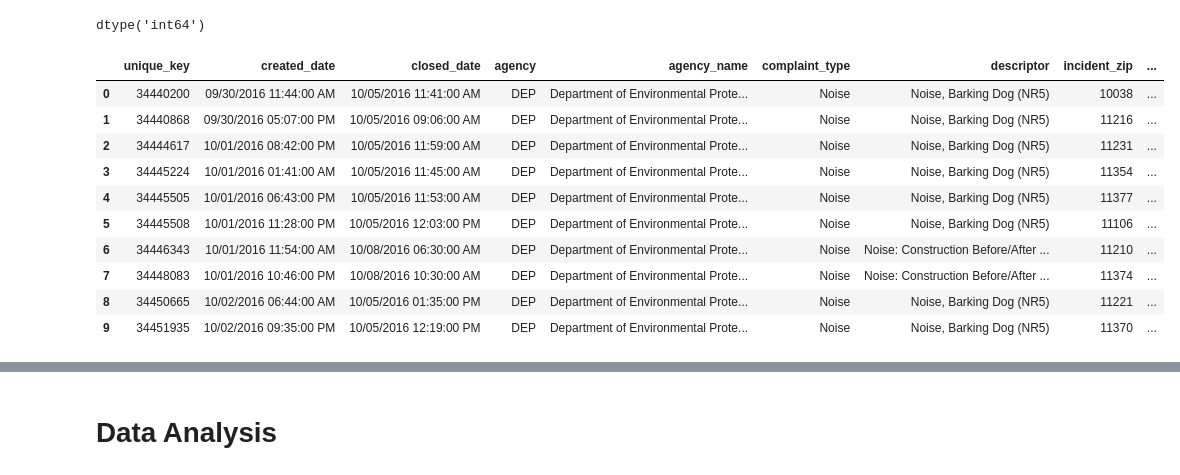
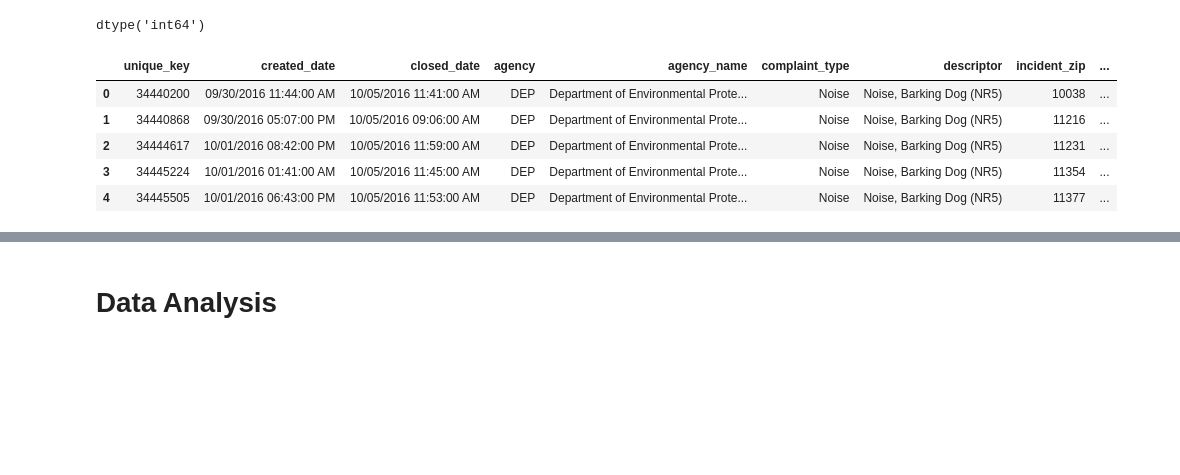
Before and after one commit to JoshuaAcosta/NYC-311-Noise-Complaints, a Jupyter notebook: 311 Noise Complaints.ipynb, the cells around one changed output, grey strips where cells are left out. Cells and saved outputs as stored; diff of their text form; code cells hidden in the pictures; blank space fills up the shorter version.

```diff
--- a/311 Noise Complaints.ipynb
+++ b/311 Noise Complaints.ipynb
@@ -60,7 +57,7 @@ delete_columns = ["Intersection Street 1", "Intersection Street 2", "Address Typ
                   "Bridge Highway Name", "Bridge Highway Direction", "Road Ramp", "Bridge Highway Segment",\
                   "Garage Lot Name", "Ferry Direction", "Ferry Terminal Name","Due Date","Resolution Description", \
                   "Resolution Action Updated Date","Incident Address","Street Name","Cross Street 1","Cross Street 2",\
-                  "Location Type", ""]
+                  "Location Type"]
 
 noise_df.drop(delete_columns, axis=1, inplace=True)
 # %%
@@ -130,19 +115,14 @@ dtype('int64')
 # %%
 #Cleaning column name syntax
 noise_df.columns = ['unique_key','created_date', 'closed_date', 'agency', 'agency_name','complaint_type',\
                     'descriptor', 'incident_zip', 'city','community_board', 'borough', 'latitude', 'longitude',\
                     'location']
 
-noise_df.head(10)
+noise_df.head(5)
 # %% [output]
 |  | unique_key | created_date | closed_date | agency | agency_name | complaint_type | descriptor | incident_zip | ... |
 | 0 | 34440200 | 09/30/2016 11:44:00 AM | 10/05/2016 11:41:00 AM | DEP | Department of Environmental Prote... | Noise | Noise, Barking Dog (NR5) | 10038 | ... |
 | 1 | 34440868 | 09/30/2016 05:07:00 PM | 10/05/2016 09:06:00 AM | DEP | Department of Environmental Prote... | Noise | Noise, Barking Dog (NR5) | 11216 | ... |
 | 2 | 34444617 | 10/01/2016 08:42:00 PM | 10/05/2016 11:59:00 AM | DEP | Department of Environmental Prote... | Noise | Noise, Barking Dog (NR5) | 11231 | ... |
 | 3 | 34445224 | 10/01/2016 01:41:00 AM | 10/05/2016 11:45:00 AM | DEP | Department of Environmental Prote... | Noise | Noise, Barking Dog (NR5) | 11354 | ... |
 | 4 | 34445505 | 10/01/2016 06:43:00 PM | 10/05/2016 11:53:00 AM | DEP | Department of Environmental Prote... | Noise | Noise, Barking Dog (NR5) | 11377 | ... |
-| 5 | 34445508 | 10/01/2016 11:28:00 PM | 10/05/2016 12:03:00 PM | DEP | Department of Environmental Prote... | Noise | Noise, Barking Dog (NR5) | 11106 | ... |
-| 6 | 34446343 | 10/01/2016 11:54:00 AM | 10/08/2016 06:30:00 AM | DEP | Department of Environmental Prote... | Noise | Noise: Construction Before/After ... | 11210 | ... |
-| 7 | 34448083 | 10/01/2016 10:46:00 PM | 10/08/2016 10:30:00 AM | DEP | Department of Environmental Prote... | Noise | Noise: Construction Before/After ... | 11374 | ... |
-| 8 | 34450665 | 10/02/2016 06:44:00 AM | 10/05/2016 01:35:00 PM | DEP | Department of Environmental Prote... | Noise | Noise, Barking Dog (NR5) | 11221 | ... |
-| 9 | 34451935 | 10/02/2016 09:35:00 PM | 10/05/2016 12:19:00 PM | DEP | Department of Environmental Prote... | Noise | Noise, Barking Dog (NR5) | 11370 | ... |
```
Also changed, not shown: parts of 12 cells of this notebook.
